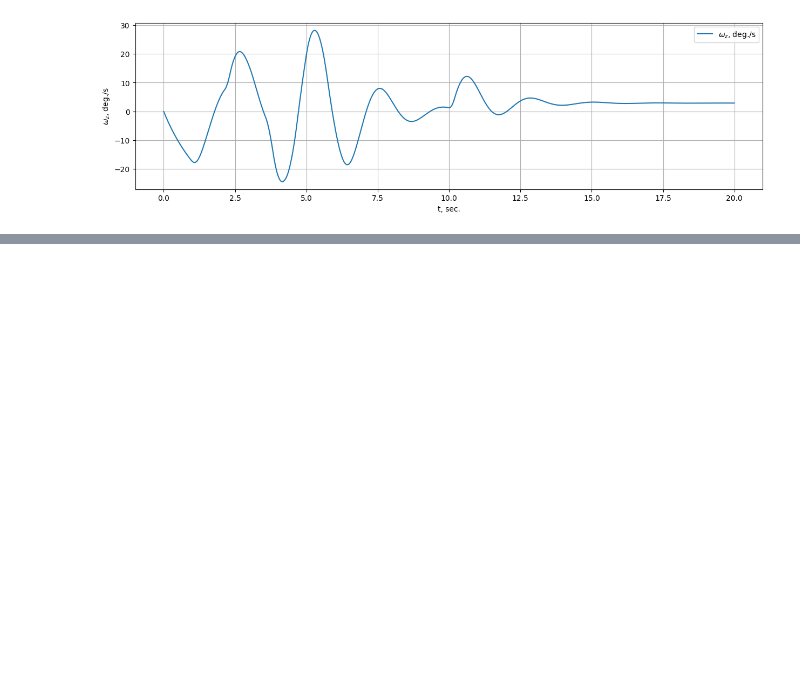
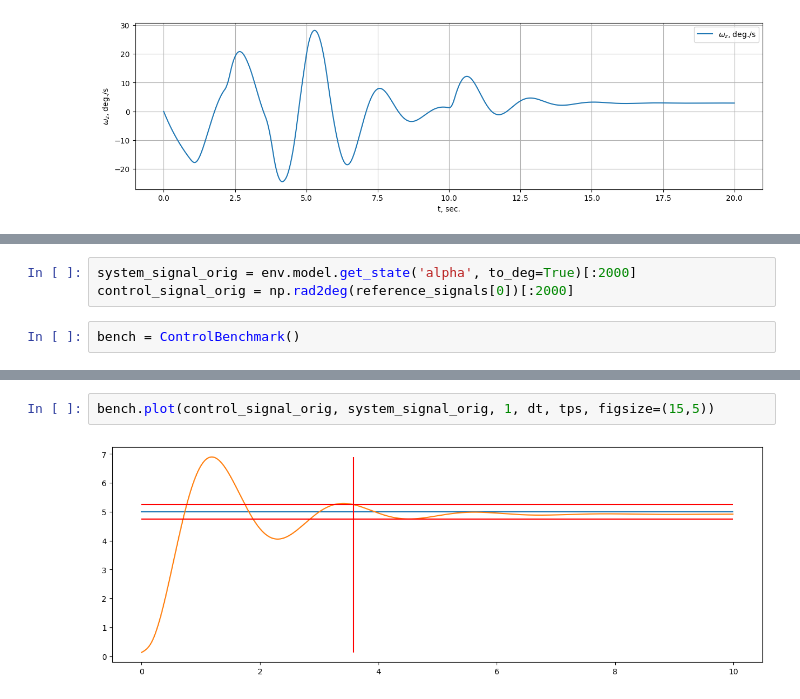
Before and after one commit to TensorAeroSpace/TensorAeroSpace, a Jupyter notebook: example/example_ihdp.ipynb, the cells around one changed output, grey strips where cells are left out. Cells and saved outputs as stored; diff of their text form; blank space fills up the shorter version.

```diff
--- a/example/example_ihdp.ipynb
+++ b/example/example_ihdp.ipynb
@@ -89,0 +93,5 @@ env.model.plot_state('wz', tps, reference_signals[0], to_deg=True, figsize=(15,4
+# %%
+system_signal_orig = env.model.get_state('alpha', to_deg=True)[:2000]
+control_signal_orig = np.rad2deg(reference_signals[0])[:2000]
+# %%
+bench = ControlBenchmark()
@@ -89,0 +110,4 @@ env.model.plot_state('wz', tps, reference_signals[0], to_deg=True, figsize=(15,4
+# %%
+bench.plot(control_signal_orig, system_signal_orig, 1, dt, tps, figsize=(15,5))
+# %% [output]
+[figure, added]
```
Also changed, not shown: parts of 5 cells of this notebook, 3 other files.
